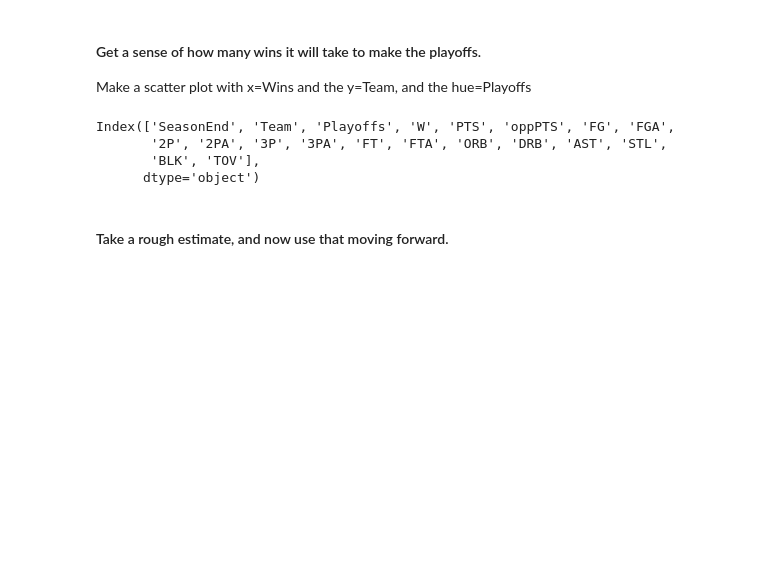
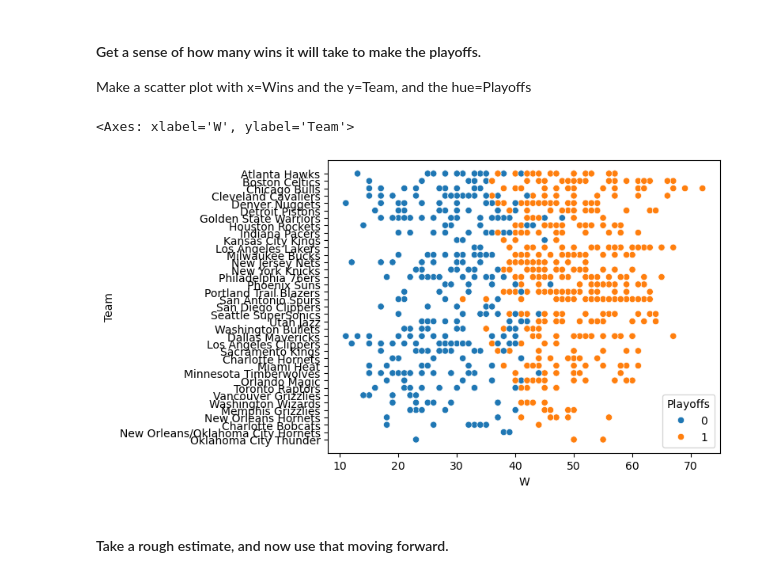
Before and after one commit to jsgarcha/CUNYTechPrep-2024-DS, a Jupyter notebook: Week-07-Regression/Exercise-JG.ipynb, the cells around one changed output. Cells and saved outputs as stored; diff of their text form; code cells hidden in the pictures; blank space fills up the shorter version.

Commit message:
Fixed scatter plot and rough estimate.

```diff
--- a/Week-07-Regression/Exercise-JG.ipynb
+++ b/Week-07-Regression/Exercise-JG.ipynb
@@ -156,13 +156,10 @@ def inspect_dataframe(input_df):
 #### Get a sense of how many wins it will take to make the playoffs.
 Make a scatter plot with x=Wins and the y=Team, and the hue=Playoffs
 # %%
-#inspect_dataframe(df)
-df.plot.scatter(x='W', y='Team', hue='Playoffs')
+sns.scatterplot(data=df, x='W', y='Team', hue='Playoffs')
 # %% [output]
-Index(['SeasonEnd', 'Team', 'Playoffs', 'W', 'PTS', 'oppPTS', 'FG', 'FGA',
-       '2P', '2PA', '3P', '3PA', 'FT', 'FTA', 'ORB', 'DRB', 'AST', 'STL',
-       'BLK', 'TOV'],
-      dtype='object')
+<Axes: xlabel='W', ylabel='Team'>
+[figure, added]
 # %% [markdown]
 #### Take a rough estimate, and now use that moving forward.
 # %%
```
Also changed, not shown: parts of 1 cell of this notebook.
